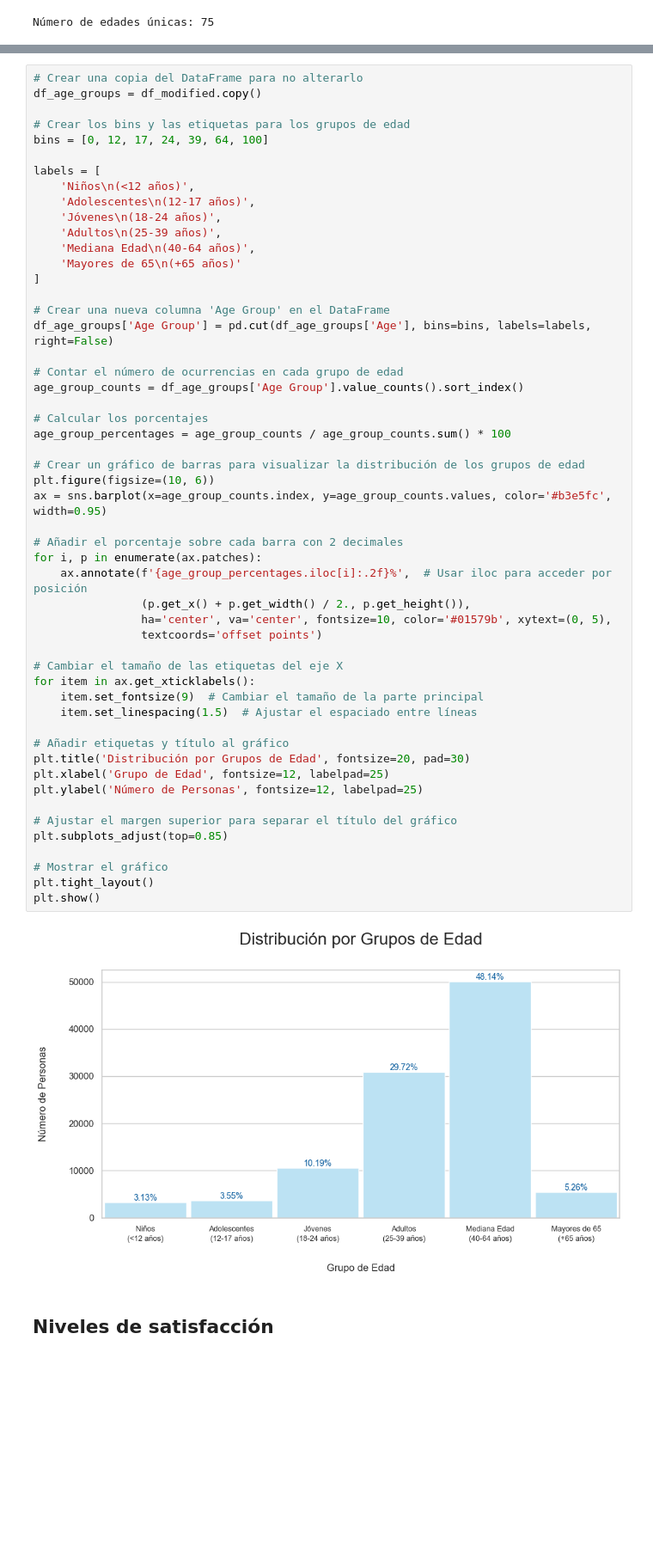
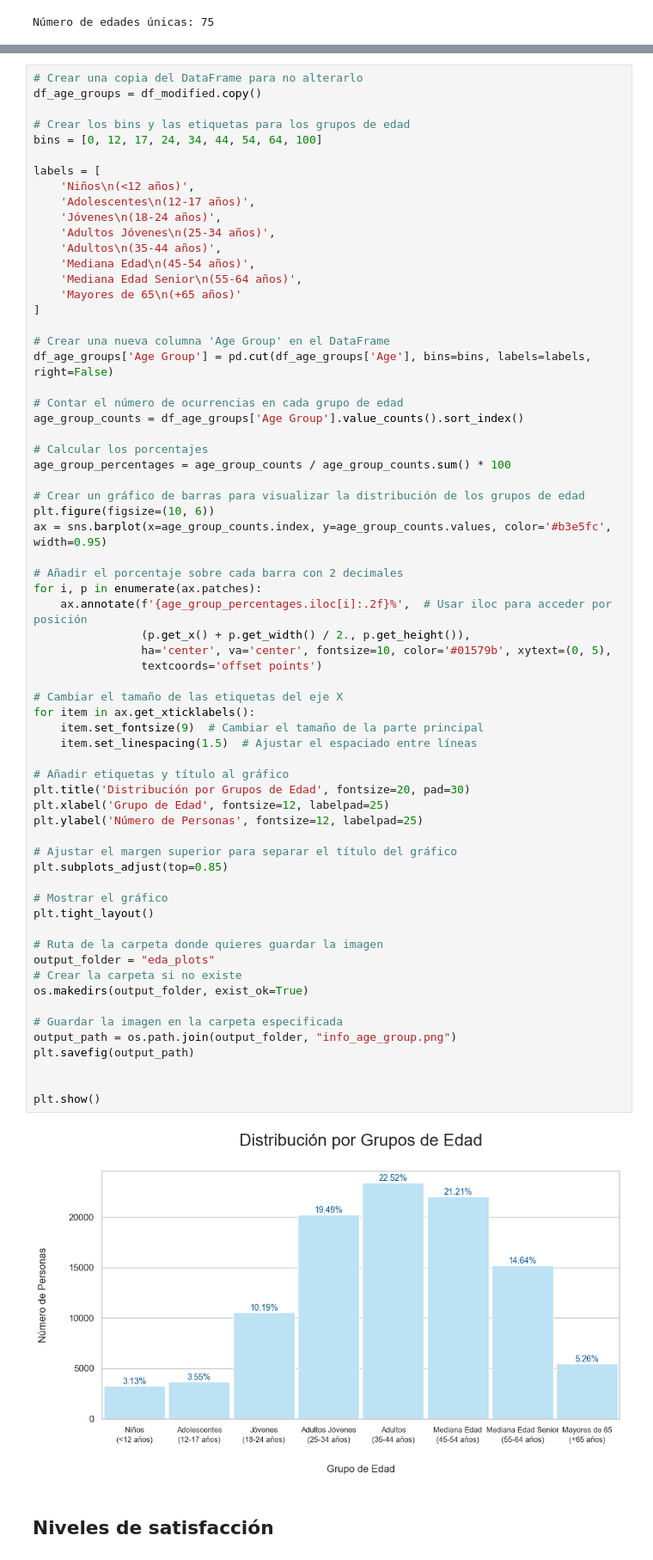
Before and after one commit to AI-School-F5-P3/ML_Airlines_Grupo3, a Jupyter notebook: notebooks/exploratory_analysis.ipynb, the cells around one changed output, grey strips where cells are left out. Shown at 86% size. Saved outputs shown, nothing was run; the diff lists cells and outputs as text; blank space fills up the shorter version.

```diff
--- a/notebooks/exploratory_analysis.ipynb
+++ b/notebooks/exploratory_analysis.ipynb
@@ -479,14 +568,16 @@ plt.show()
 df_age_groups = df_modified.copy()
 
 # Crear los bins y las etiquetas para los grupos de edad
-bins = [0, 12, 17, 24, 39, 64, 100]
+bins = [0, 12, 17, 24, 34, 44, 54, 64, 100]
 
 labels = [
     'Niños\n(<12 años)',
     'Adolescentes\n(12-17 años)',
     'Jóvenes\n(18-24 años)',
-    'Adultos\n(25-39 años)',
-    'Mediana Edad\n(40-64 años)',
+    'Adultos Jóvenes\n(25-34 años)',
+    'Adultos\n(35-44 años)',
+    'Mediana Edad\n(45-54 años)',
+    'Mediana Edad Senior\n(55-64 años)',
     'Mayores de 65\n(+65 años)'
 ]
 
@@ -500,33 +591,44 @@ age_group_counts = df_age_groups['Age Group'].value_counts().sort_index()
 age_group_percentages = age_group_counts / age_group_counts.sum() * 100
 
 # Crear un gráfico de barras para visualizar la distribución de los grupos de edad
 plt.figure(figsize=(10, 6))
 ax = sns.barplot(x=age_group_counts.index, y=age_group_counts.values, color='#b3e5fc', width=0.95)
 
 # Añadir el porcentaje sobre cada barra con 2 decimales
 for i, p in enumerate(ax.patches):
     ax.annotate(f'{age_group_percentages.iloc[i]:.2f}%',  # Usar iloc para acceder por posición
                 (p.get_x() + p.get_width() / 2., p.get_height()),
                 ha='center', va='center', fontsize=10, color='#01579b', xytext=(0, 5),
                 textcoords='offset points')
 
 # Cambiar el tamaño de las etiquetas del eje X
 for item in ax.get_xticklabels():
     item.set_fontsize(9)  # Cambiar el tamaño de la parte principal
     item.set_linespacing(1.5)  # Ajustar el espaciado entre líneas
 
 # Añadir etiquetas y título al gráfico
 plt.title('Distribución por Grupos de Edad', fontsize=20, pad=30)
 plt.xlabel('Grupo de Edad', fontsize=12, labelpad=25)
 plt.ylabel('Número de Personas', fontsize=12, labelpad=25)
 
 # Ajustar el margen superior para separar el título del gráfico
 plt.subplots_adjust(top=0.85)
 
 # Mostrar el gráfico
 plt.tight_layout()
+
+# Ruta de la carpeta donde quieres guardar la imagen
+output_folder = "eda_plots"
+# Crear la carpeta si no existe
+os.makedirs(output_folder, exist_ok=True)
+
+# Guardar la imagen en la carpeta especificada
+output_path = os.path.join(output_folder, "info_age_group.png")
+plt.savefig(output_path)
+
+
 plt.show()
 # %% [output]
-[figure, old version]
+[figure, new version]
 # %% [markdown]
 ## **Niveles de satisfacción**
```
Also changed, not shown: parts of 29 cells of this notebook, 45 other files.
